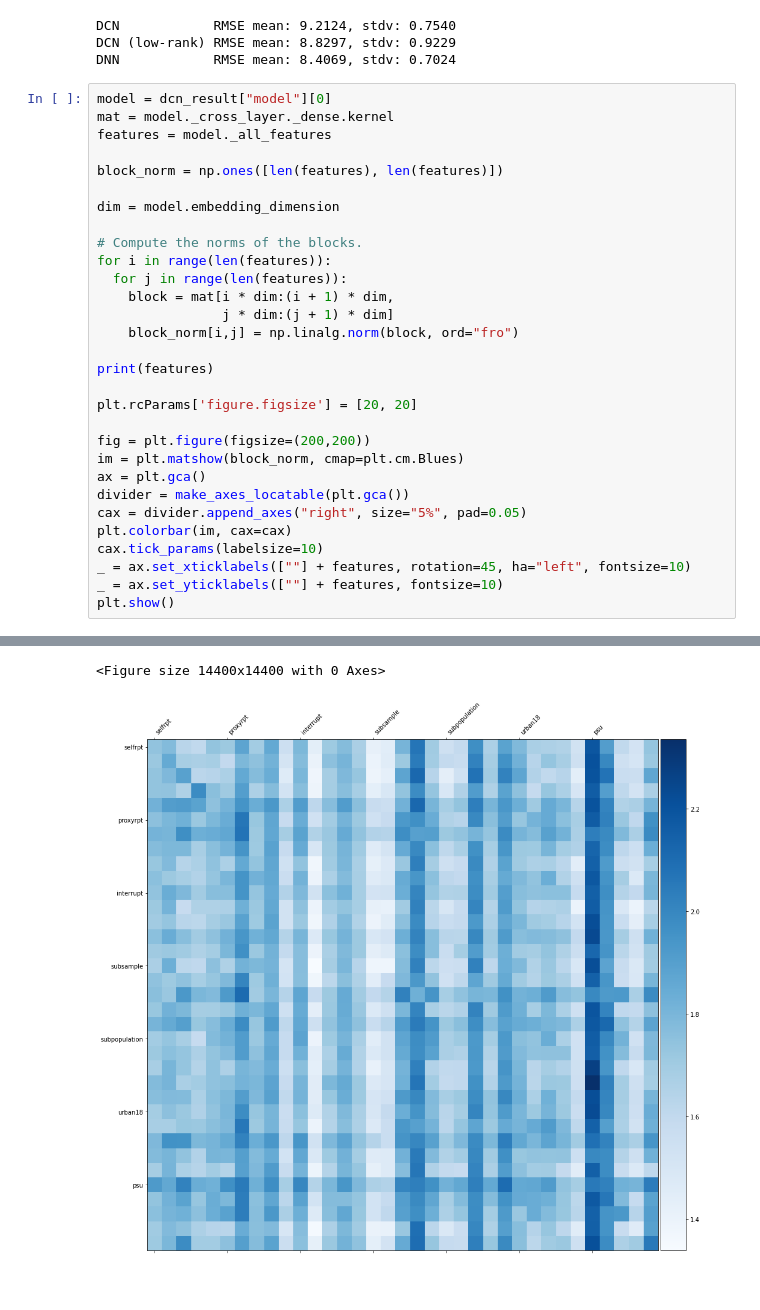
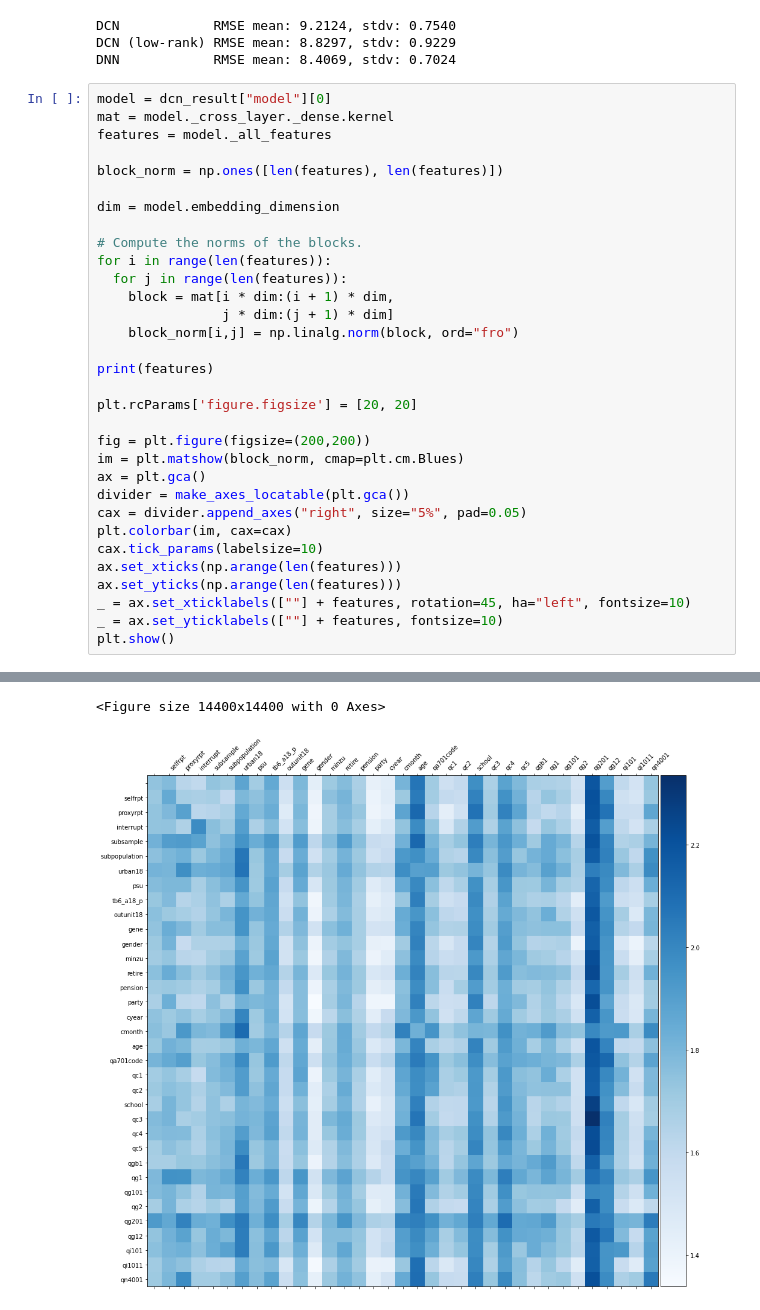
Before and after one commit to rui2333/229_project_cfps, a Jupyter notebook: cross&deep.ipynb, the cells around one changed output, grey strips where cells are left out. Cells and saved outputs as stored; diff of their text form.

```diff
--- a/cross&deep.ipynb
+++ b/cross&deep.ipynb
@@ -344,31 +344,33 @@ mat = model._cross_layer._dense.kernel
 features = model._all_features
 
 block_norm = np.ones([len(features), len(features)])
 
 dim = model.embedding_dimension
 
 # Compute the norms of the blocks.
 for i in range(len(features)):
   for j in range(len(features)):
     block = mat[i * dim:(i + 1) * dim,
                 j * dim:(j + 1) * dim]
     block_norm[i,j] = np.linalg.norm(block, ord="fro")
 
 print(features)
 
 plt.rcParams['figure.figsize'] = [20, 20]
 
 fig = plt.figure(figsize=(200,200))
 im = plt.matshow(block_norm, cmap=plt.cm.Blues)
 ax = plt.gca()
 divider = make_axes_locatable(plt.gca())
 cax = divider.append_axes("right", size="5%", pad=0.05)
 plt.colorbar(im, cax=cax)
 cax.tick_params(labelsize=10)
+ax.set_xticks(np.arange(len(features)))
+ax.set_yticks(np.arange(len(features)))
 _ = ax.set_xticklabels([""] + features, rotation=45, ha="left", fontsize=10)
 _ = ax.set_yticklabels([""] + features, fontsize=10)
 plt.show()
 # %% [output]
 ListWrapper(['selfrpt', 'proxyrpt', 'interrupt', 'subsample', 'subpopulation', 'urban18', 'psu', 'tb6_a18_p', 'outunit18', 'gene', 'gender', 'minzu', 'retire', 'pension', 'party', 'cyear', 'cmonth', ' ...
 <Figure size 14400x14400 with 0 Axes>
-[figure, old version]
+[figure, new version]
```
